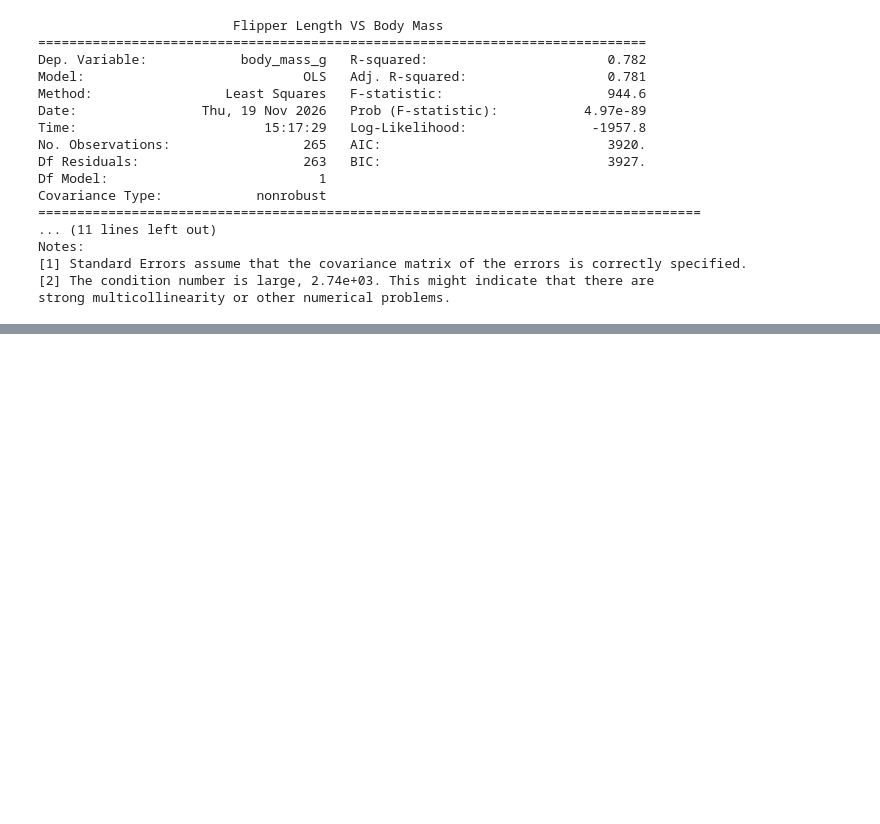
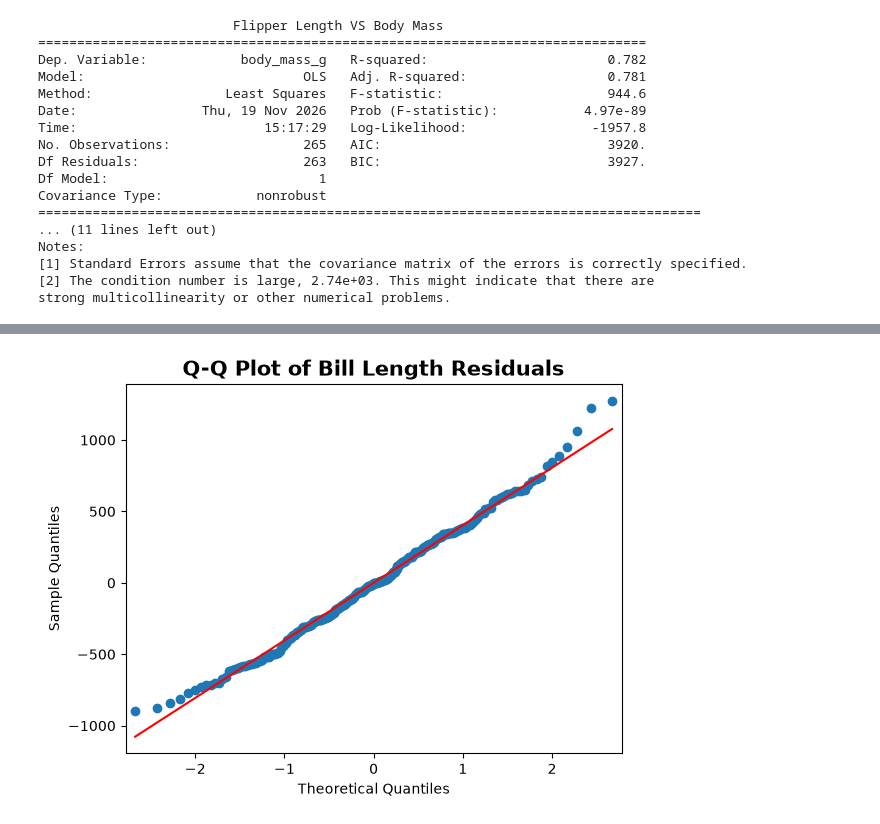
Before and after one commit to MiltonValleL/DS-ML-Lab, a Jupyter notebook: Linear_Regression/1.Simple_Lin-Reg.ipynb, the cells around one changed output, grey strips where cells are left out. Cells and saved outputs as stored; diff of their text form; code cells hidden in the pictures; blank space fills up the shorter version.

```diff
--- a/Linear_Regression/1.Simple_Lin-Reg.ipynb
+++ b/Linear_Regression/1.Simple_Lin-Reg.ipynb
@@ -1184,0 +1230,9 @@ plt.show()
+# %%
+# Another way to check the normality function is to create a quantile-quantile or Q-Q plot.
+import statsmodels.api as sm
+
+fig = sm.qqplot(data=residuals1, line='s')
+plt.title('Q-Q Plot of Bill Length Residuals', fontsize=15, fontweight='bold')
+plt.show()
+# %% [output]
+[figure, added]
```
Also changed, not shown: parts of 15 cells of this notebook.
